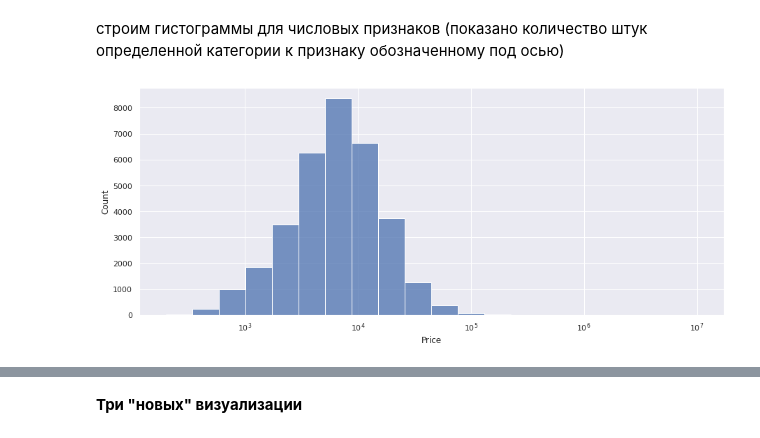
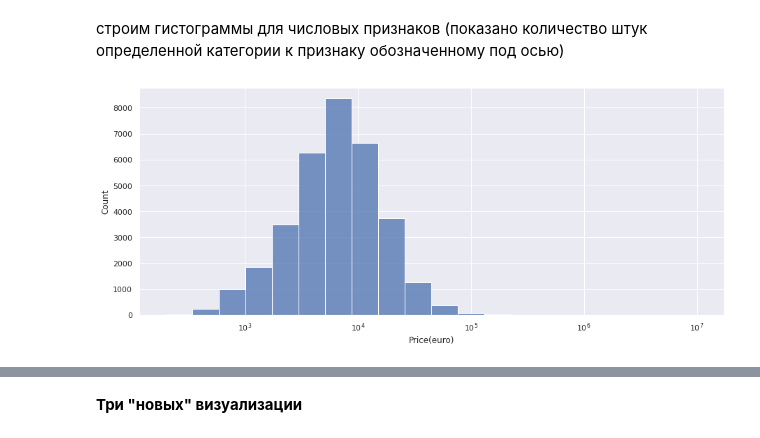
Before and after one commit to rosali3/innopolis_course, a Jupyter notebook: Homework_ML.ipynb, the cells around one changed output, grey strips where cells are left out. Saved outputs shown, nothing was run; the diff lists cells and outputs as text; code cells hidden in the pictures.

```diff
--- a/Homework_ML.ipynb
+++ b/Homework_ML.ipynb
@@ -9,5 +9,3 @@ import matplotlib.pyplot as plt
 import seaborn as sns; sns.set()
 # %% [markdown]
 ### Загрузка данных
-# %%
-df = pd.read_csv('/content/cars.csv')
@@ -62,7 +65,7 @@ question_engine = df[df["Engine_capacity(cm3)"] > 5000]
 df = df.drop(question_engine.index)
 
 # слишком малые цены
-question_price = df[(df["Price"] < 101)]
+question_price = df[(df["Price(euro)"] < 101)]
 df = df.drop(question_price.index)
 # %% [markdown]
 ### *Задание 1.* **Визуализация данных с использованием библиотеки Pandas**
@@ -92,6 +95,6 @@ print('Числовые данные:\t ',  num_columns, '\n Число стол
 # %%
 plt.figure(figsize=(15,6))
 sns.histplot(data=df,
-        x='Price', bins = 20, log_scale = True);
+        x='Price(euro)', bins = 20, log_scale = True);
 # %% [output]
-[figure, old version]
+[figure, new version]
```
Also changed, not shown: parts of 8 cells of this notebook.
